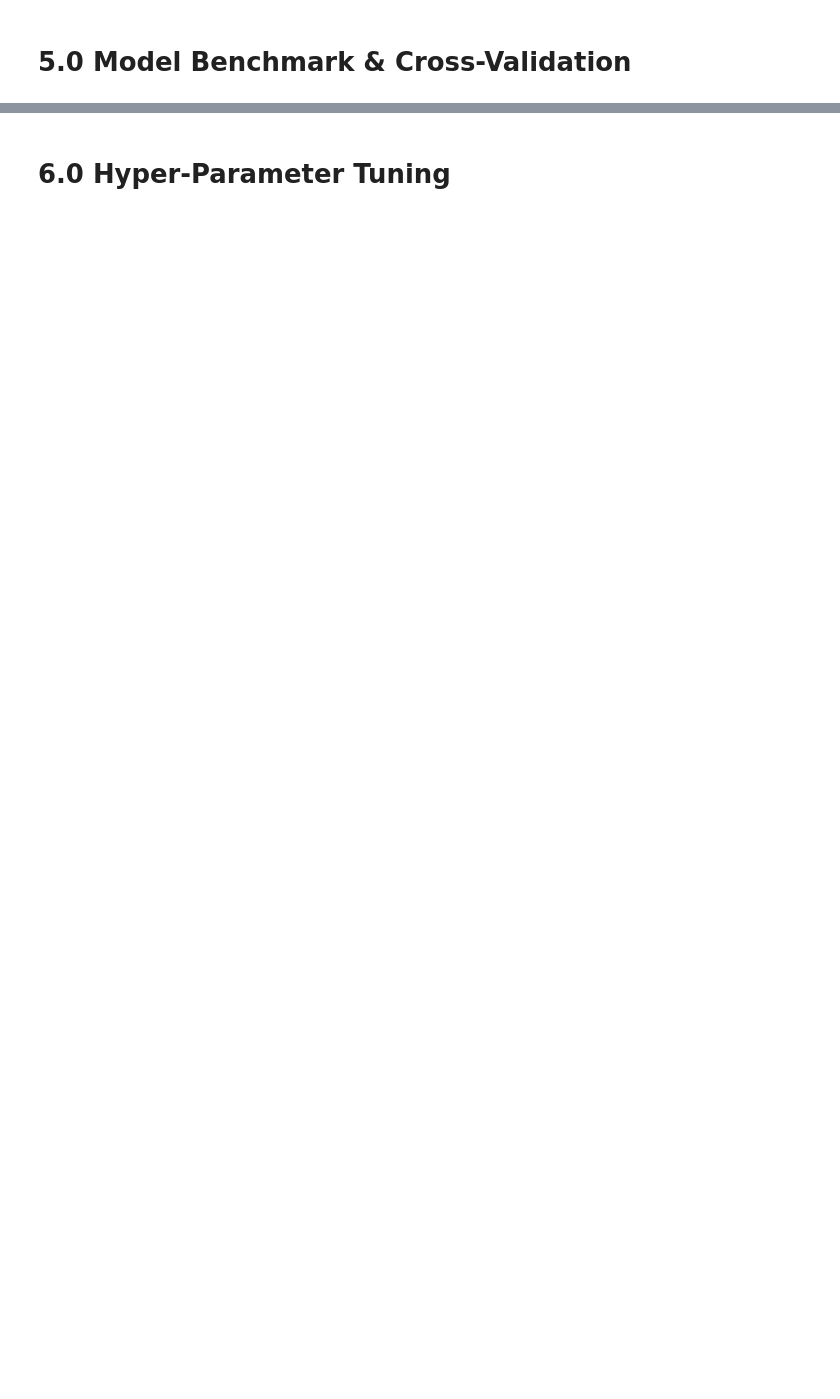
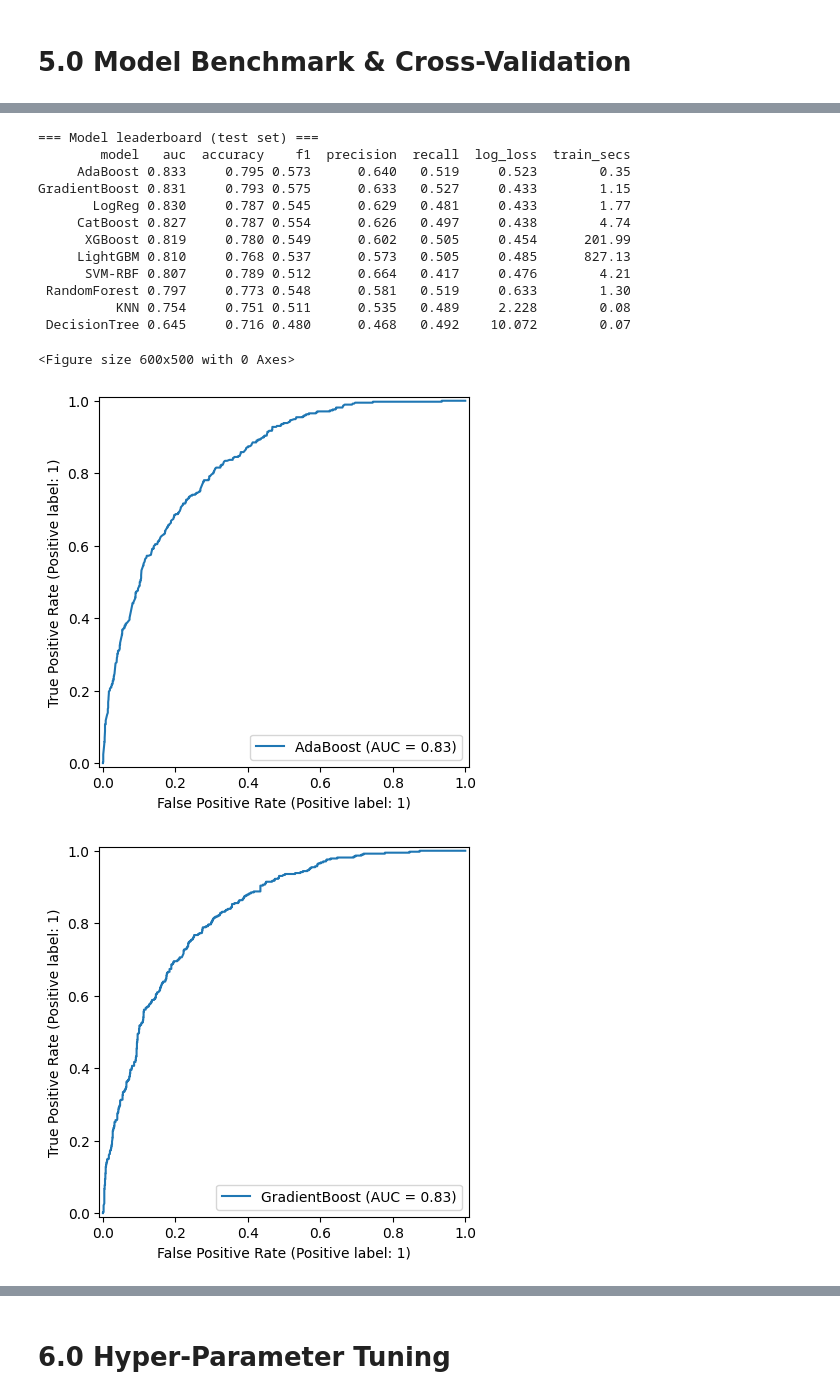
Before and after one commit to sidneipj1/telco_churn_case, a Jupyter notebook: notebooks/00_exploration_telco_churn_case.ipynb, the cells around one changed output, grey strips where cells are left out. Drawn from its saved outputs; the diff is of its cells as text; code cells hidden in the pictures; blank space fills up the shorter version.

```diff
--- a/notebooks/00_exploration_telco_churn_case.ipynb
+++ b/notebooks/00_exploration_telco_churn_case.ipynb
@@ -987,0 +1183,7 @@ df_model = df_features.drop(columns=["charge_tenure_ratio"])
+# %%
+# ================= FEATURE-ENGINEERED
+perf_features  = evaluate_models(df_model_features,
+                           num_cols=FE_NUM,
+                           cat_cols=FE_CAT,
+                           target_col="Churn")
+# %% [output]
@@ -987,0 +1197,15 @@ df_model = df_features.drop(columns=["charge_tenure_ratio"])
+=== Model leaderboard (test set) ===
+        model   auc  accuracy    f1  precision  recall  log_loss  train_secs
+     AdaBoost 0.833     0.795 0.573      0.640   0.519     0.523        0.35
+GradientBoost 0.831     0.793 0.575      0.633   0.527     0.433        1.15
+       LogReg 0.830     0.787 0.545      0.629   0.481     0.433        1.77
+     CatBoost 0.827     0.787 0.554      0.626   0.497     0.438        4.74
+      XGBoost 0.819     0.780 0.549      0.602   0.505     0.454      201.99
+     LightGBM 0.810     0.768 0.537      0.573   0.505     0.485      827.13
+      SVM-RBF 0.807     0.789 0.512      0.664   0.417     0.476        4.21
+ RandomForest 0.797     0.773 0.548      0.581   0.519     0.633        1.30
+          KNN 0.754     0.751 0.511      0.535   0.489     2.228        0.08
+ DecisionTree 0.645     0.716 0.480      0.468   0.492    10.072        0.07
+<Figure size 600x500 with 0 Axes>
+[figure, added]
+[figure, added]
```
Also changed, not shown: parts of 30 cells of this notebook, 8 other files.
